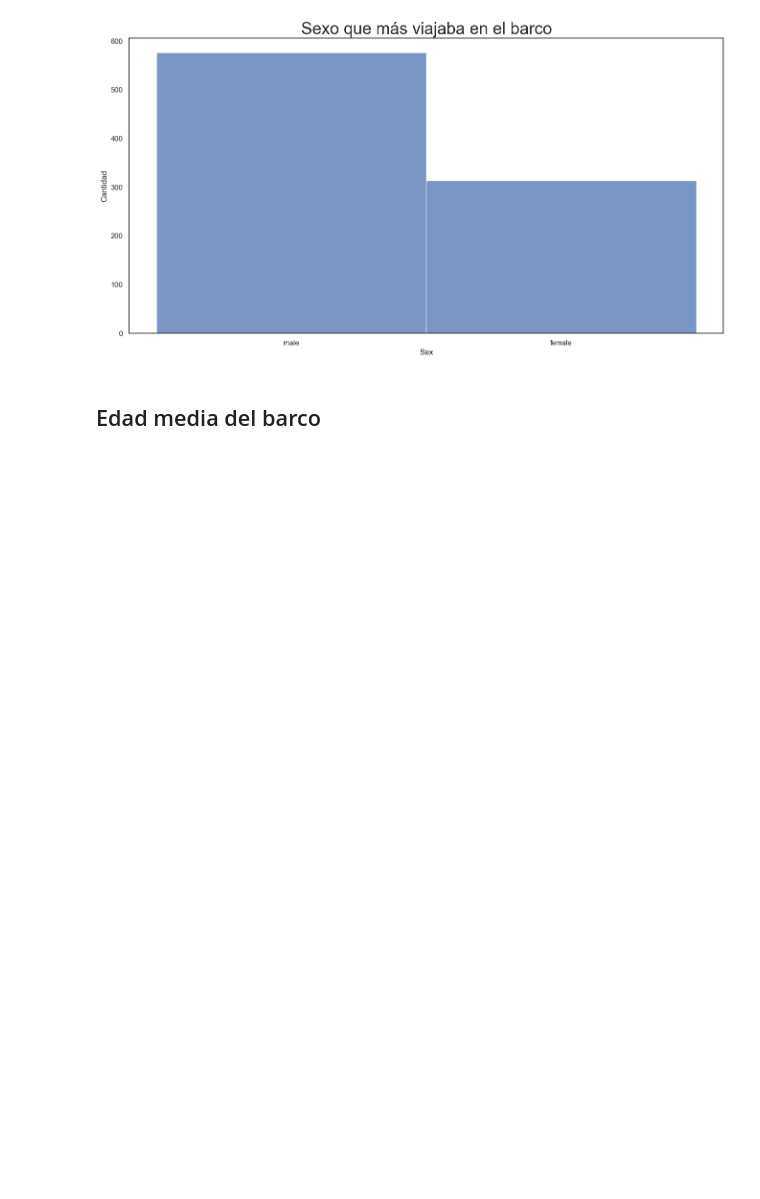
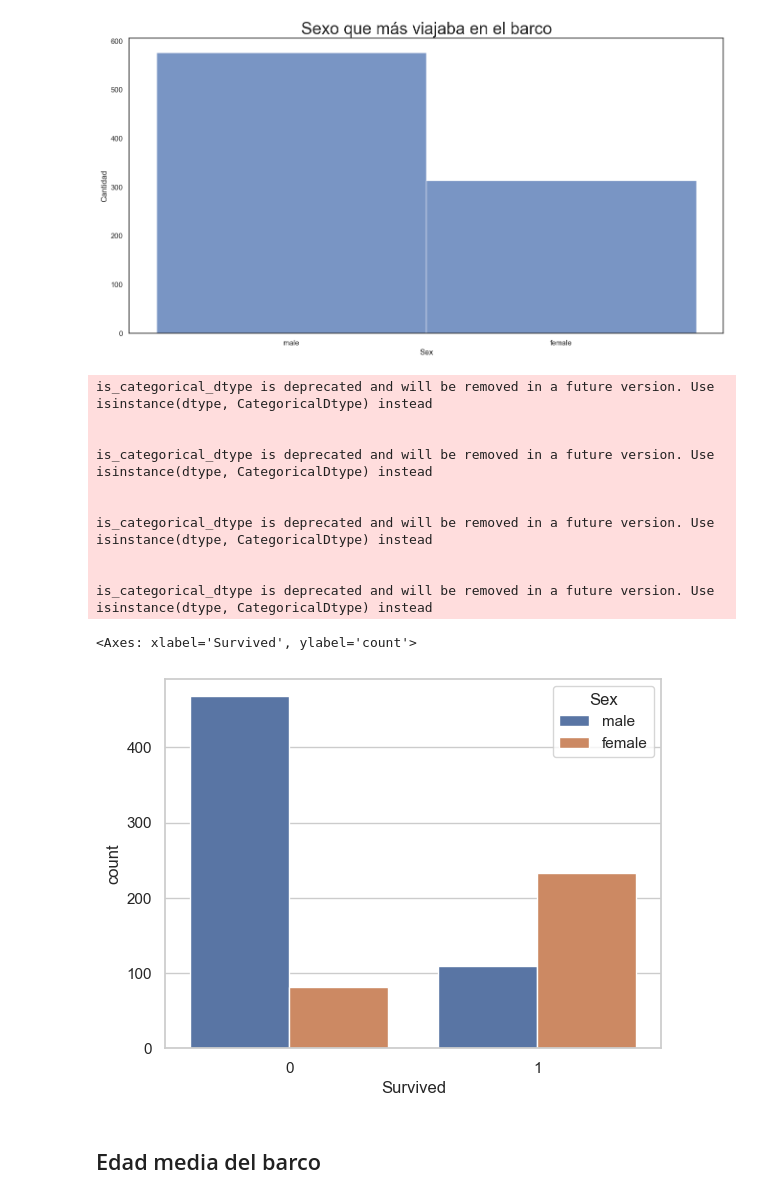
Before and after one commit to JavierMunBall/Titanic, a Jupyter notebook: Ejercicio Titanic Javier Muñoz.ipynb, the cells around one changed output. Drawn from its saved outputs; the diff is of its cells as text; code cells hidden in the pictures; blank space fills up the shorter version.

```diff
--- a/Ejercicio Titanic Javier Muñoz.ipynb
+++ b/Ejercicio Titanic Javier Muñoz.ipynb
@@ -293,4 +293,19 @@ is_categorical_dtype is deprecated and will be removed in a future version. Use
 
 use_inf_as_na option is deprecated and will be removed in a future version. Convert inf values to NaN before operating instead.
 [figure]
+# %%
+sns.countplot(x='Survived', hue='Sex', data=df)
+# %% [output]
+is_categorical_dtype is deprecated and will be removed in a future version. Use isinstance(dtype, CategoricalDtype) instead
+
+
+is_categorical_dtype is deprecated and will be removed in a future version. Use isinstance(dtype, CategoricalDtype) instead
+
+
+is_categorical_dtype is deprecated and will be removed in a future version. Use isinstance(dtype, CategoricalDtype) instead
+
+
+is_categorical_dtype is deprecated and will be removed in a future version. Use isinstance(dtype, CategoricalDtype) instead
+<Axes: xlabel='Survived', ylabel='count'>
+[figure, added]
 # %%
```
Also changed, not shown: parts of 7 cells of this notebook.
